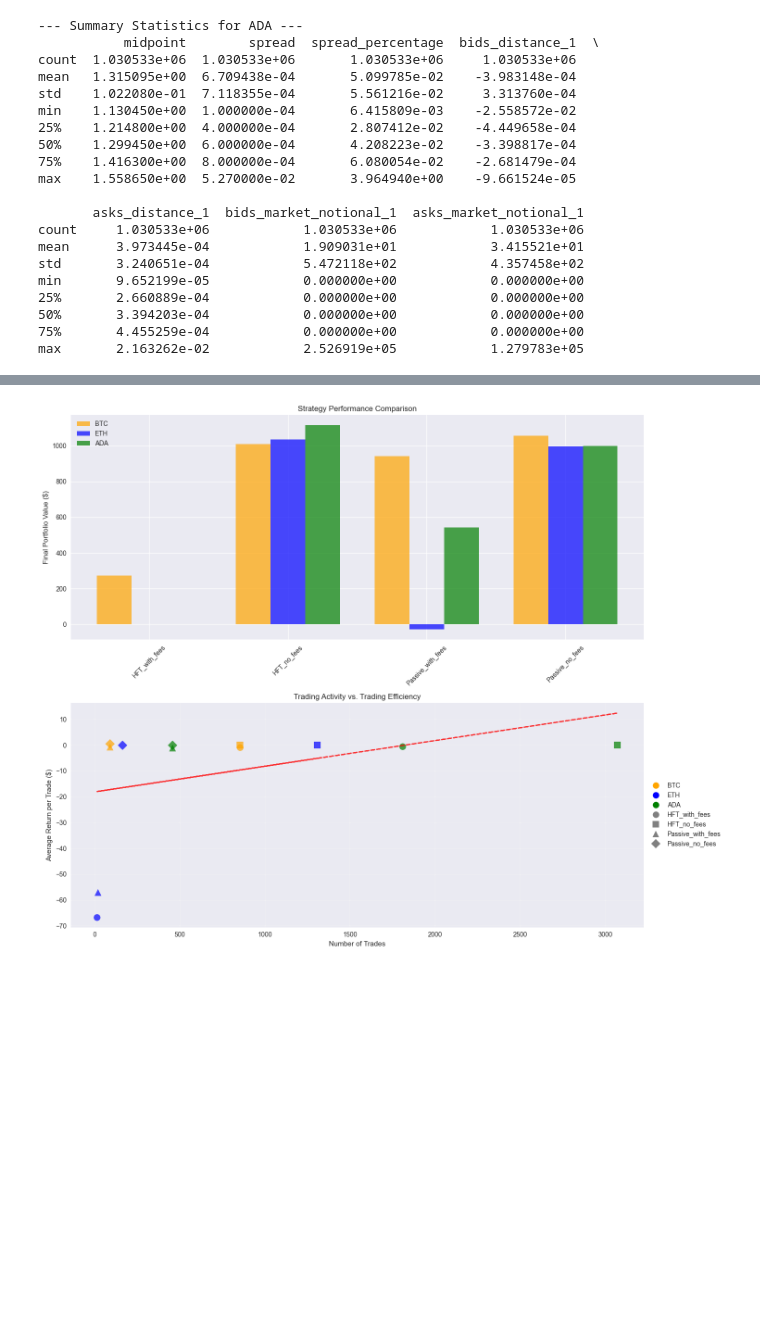
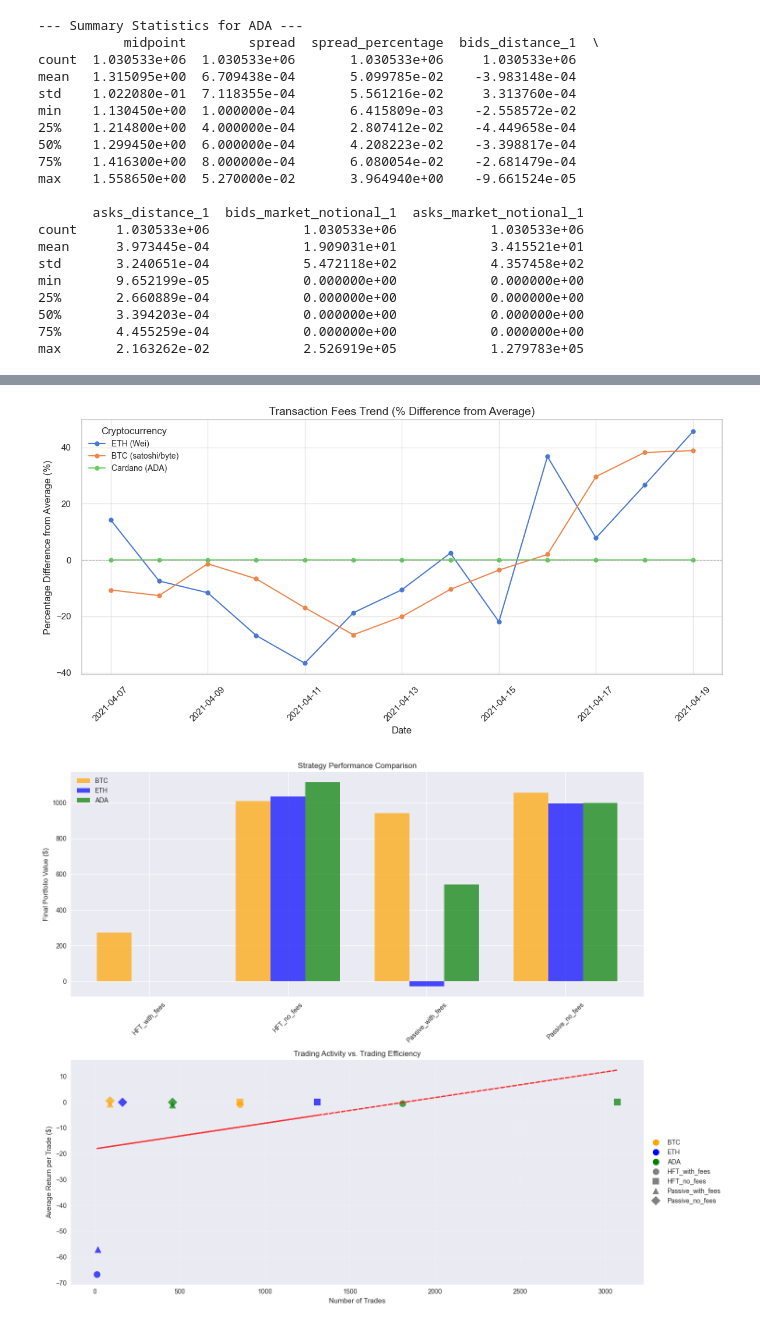
Before and after one commit to andreaonorato/Transaction-Cost-Analysis-in-High-Frequency-Trading, a Jupyter notebook: Data_Preprocessing.ipynb, the cells around one changed output, grey strips where cells are left out. Saved outputs shown, nothing was run; the diff lists cells and outputs as text; code cells hidden in the pictures; blank space fills up the shorter version.

```diff
--- a/Data_Preprocessing.ipynb
+++ b/Data_Preprocessing.ipynb
@@ -232,3 +261,36 @@ df_fees.head()
+# %%
+# Calculating the averages
+avg_eth = df_fees["ETH(Wei)"].mean()
+avg_btc = df_fees["BTC(satoshi/byte)"].mean()
+avg_ada = df_fees["Cardano(ADA)"].mean()
+
+# Converting fees to percentages relative to their averages
+df_fees["ETH(Wei) %"] = (df_fees["ETH(Wei)"] - avg_eth) / avg_eth * 100
+df_fees["BTC(satoshi/byte) %"] = (df_fees["BTC(satoshi/byte)"] - avg_btc) / avg_btc * 100
+df_fees["Cardano(ADA) %"] = (df_fees["Cardano(ADA)"] - avg_ada) / avg_ada * 100
+
+# Plotting the trends
+plt.figure(figsize=(12, 6))
+
+# Plotting each cryptocurrency's fee trend as percentages
+plt.plot(df_fees['Date'], df_fees["ETH(Wei) %"], label='ETH (Wei)', marker='o', linestyle='-')
+plt.plot(df_fees['Date'], df_fees["BTC(satoshi/byte) %"], label='BTC (satoshi/byte)', marker='o', linestyle='-')
+plt.plot(df_fees['Date'], df_fees["Cardano(ADA) %"], label='Cardano (ADA)', marker='o', linestyle='-')
+
+# Customizing the plot
+plt.title("Transaction Fees Trend (% Difference from Average)", fontsize=14)
+plt.xlabel("Date", fontsize=12)
+plt.ylabel("Percentage Difference from Average (%)", fontsize=12)
+plt.axhline(0, color='gray', linestyle='--', linewidth=0.8, alpha=0.7)  # Reference line for average
+plt.xticks(rotation=45)
+plt.grid(alpha=0.5)
+plt.legend(title="Cryptocurrency", fontsize=10)
+plt.tight_layout()
+
+# Displaying the plot
+plt.show()
+# %% [output]
+[figure, added]
 # %%
 def calculate_imbalance(row):
     bid_notional = row["bids_market_notional_1"]
```
Also changed, not shown: parts of 3 cells of this notebook, 2 other files.
